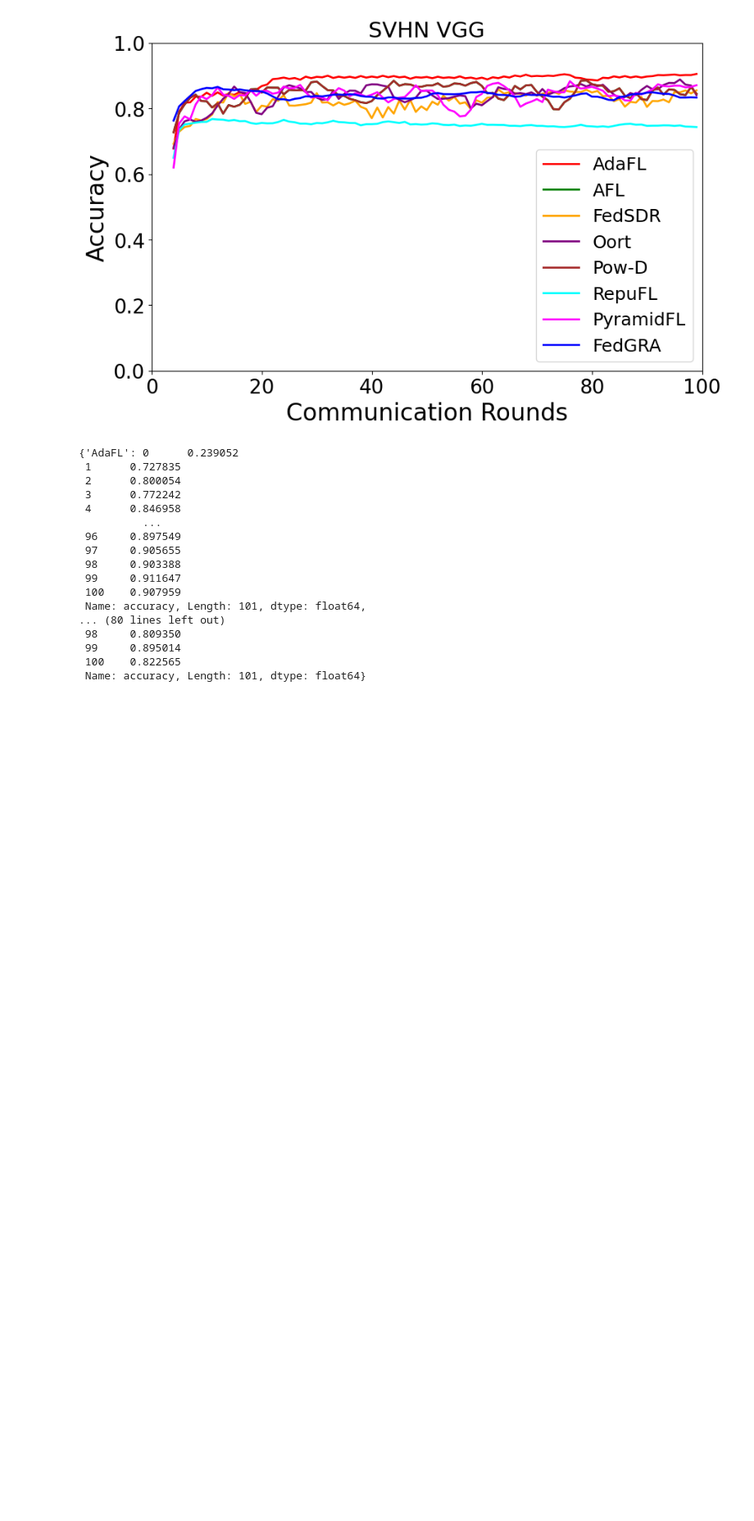
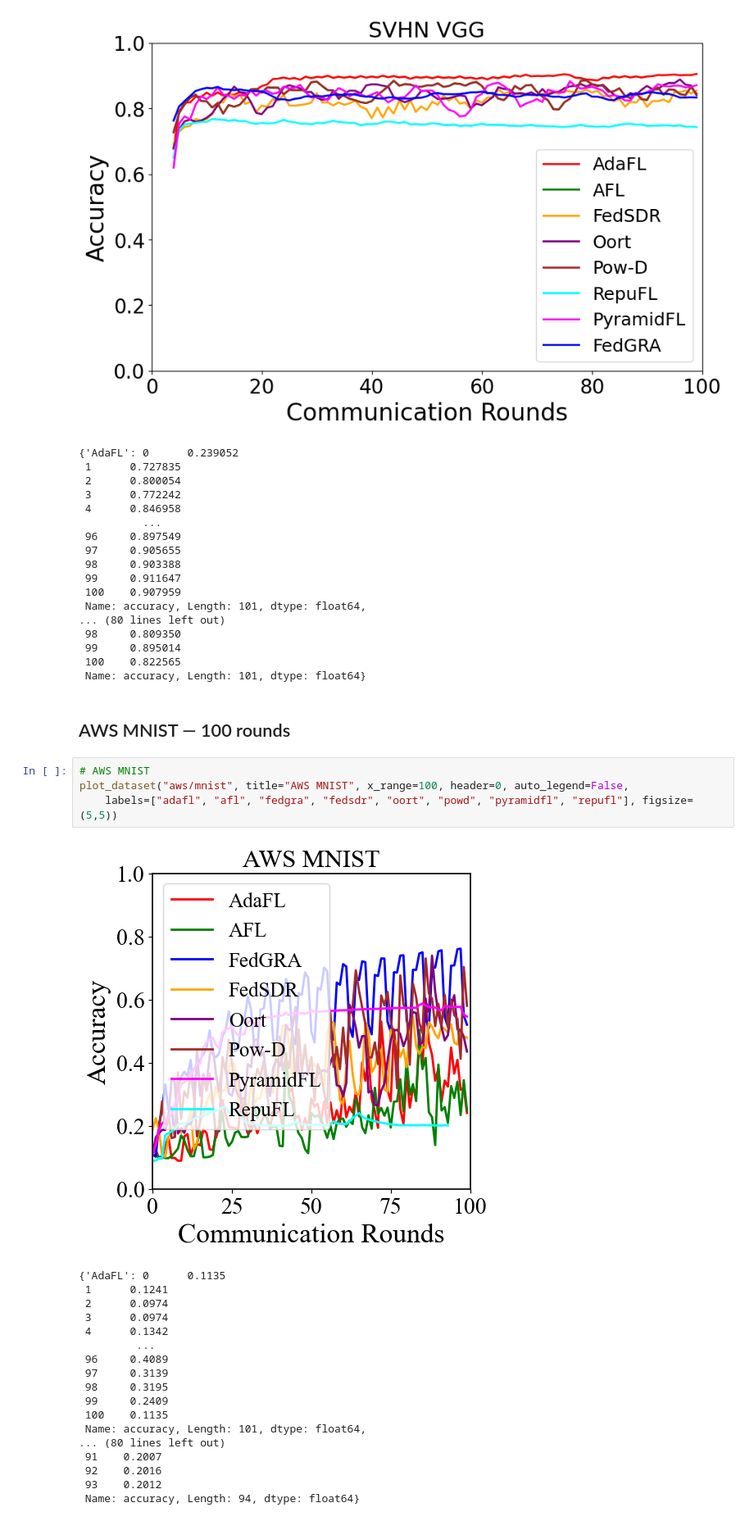
Before and after one commit to shuaijunchenex/paper_experiment_record, a Jupyter notebook: fedgra/experiment_figures.ipynb, the cells around one changed output. Shown at 82% size. Cells and saved outputs as stored; diff of their text form; blank space fills up the shorter version.

```diff
--- a/fedgra/experiment_figures.ipynb
+++ b/fedgra/experiment_figures.ipynb
@@ -253,3 +346,28 @@ plot_dataset("svhn_vgg", title="SVHN VGG", x_range=100)
  99     0.895014
  100    0.822565
  Name: accuracy, Length: 101, dtype: float64}
+# %% [markdown]
+## AWS MNIST — 100 rounds
+# %%
+# AWS MNIST
+plot_dataset("aws/mnist", title="AWS MNIST", x_range=100, header=0, auto_legend=False,
+    labels=["adafl", "afl", "fedgra", "fedsdr", "oort", "powd", "pyramidfl", "repufl"], figsize=(5,5))
+# %% [output]
+[figure, added]
+{'AdaFL': 0      0.1135
+ 1      0.1241
+ 2      0.0974
+ 3      0.0974
+ 4      0.1342
+         ...
+ 96     0.4089
+ 97     0.3139
+ 98     0.3195
+ 99     0.2409
+ 100    0.1135
+ Name: accuracy, Length: 101, dtype: float64,
+... (80 lines left out)
+ 91    0.2007
+ 92    0.2016
+ 93    0.2012
+ Name: accuracy, Length: 94, dtype: float64}
```
Also changed, not shown: parts of 3 cells of this notebook, 9 other files.
